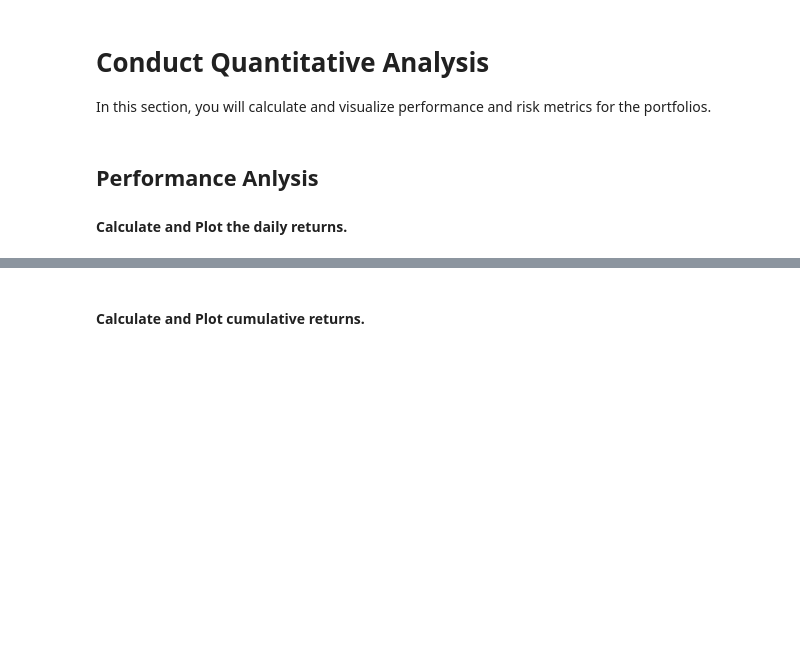
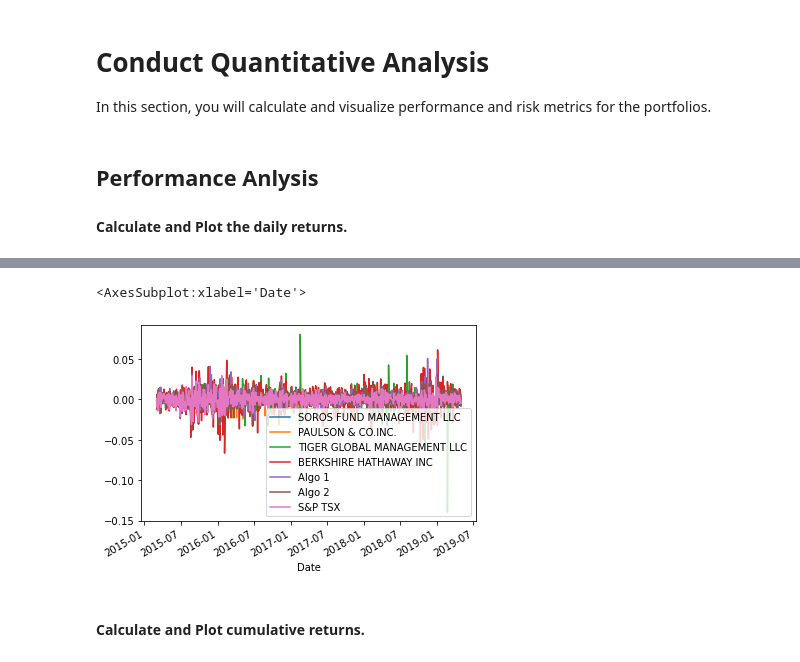
Before and after one commit to imjusthere92/whale_portfolio, a Jupyter notebook: whale_portfolio/whale_analysis.ipynb, the cells around one changed output, grey strips where cells are left out. Cells and saved outputs as stored; diff of their text form; code cells hidden in the pictures; blank space fills up the shorter version.

```diff
--- a/whale_portfolio/whale_analysis.ipynb
+++ b/whale_portfolio/whale_analysis.ipynb
@@ -279,6 +280,5 @@ In this section, you will calculate and visualize performance and risk metrics f
 #### Calculate and Plot the daily returns.
 # %%
 # Plot daily returns of all portfolios
-daily_returns_all = combined_df.pct_change()
-daily_returns_all.head()
+combined_df.plot()
 # %% [output]
@@ -292,3 +285,5 @@ daily_returns_all.head()
+<AxesSubplot:xlabel='Date'>
+[figure, added]
 # %% [markdown]
 #### Calculate and Plot cumulative returns.
 # %%
```
Also changed, not shown: parts of 12 cells of this notebook.
